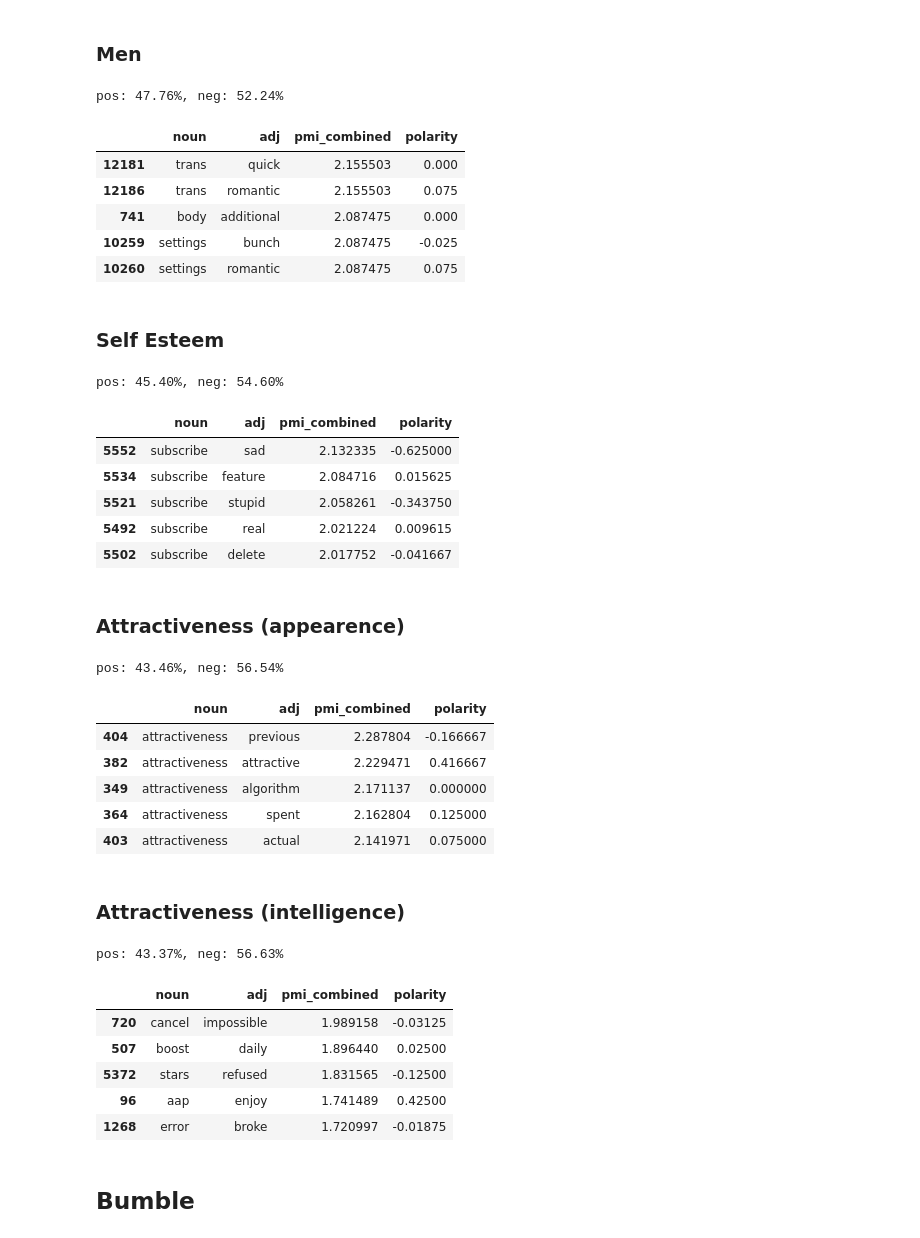
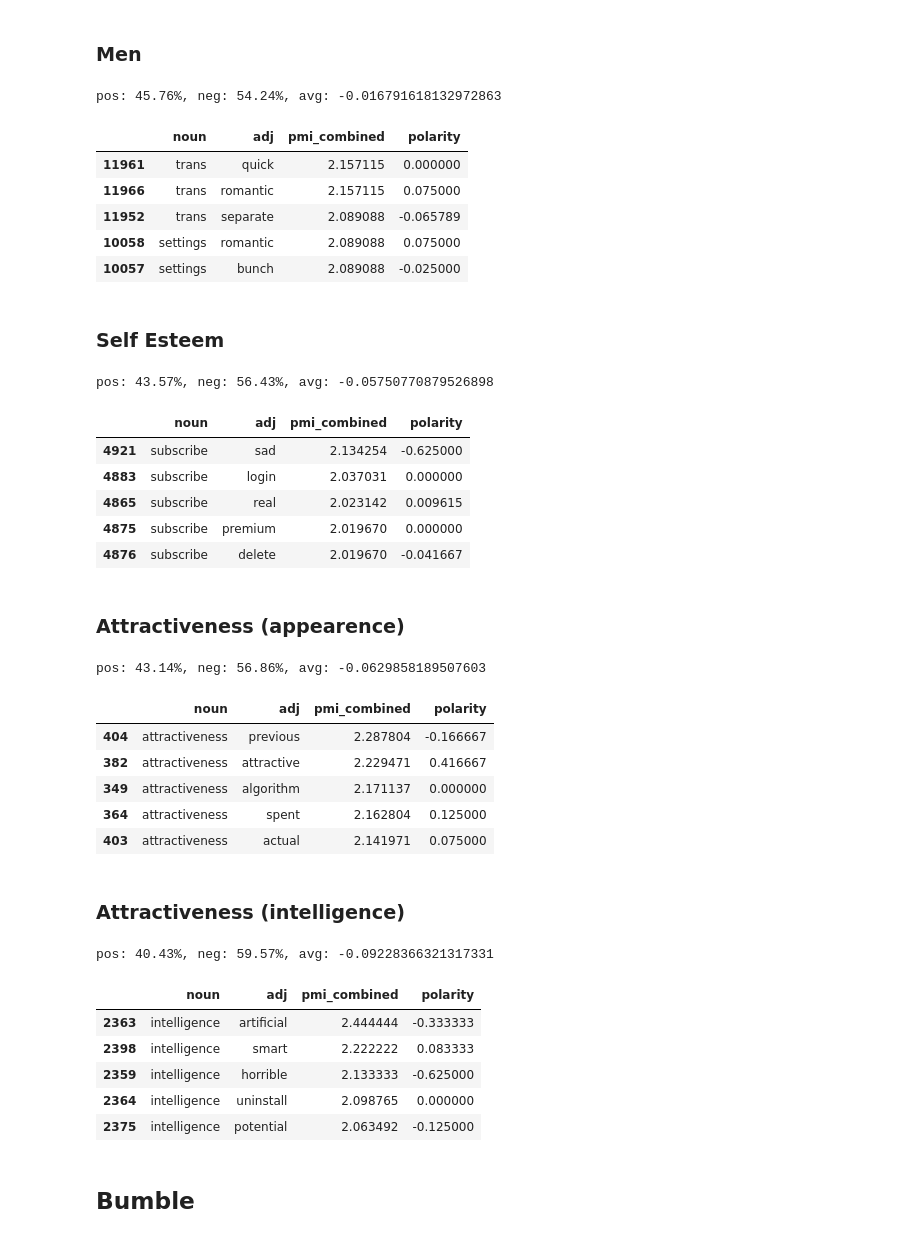
Before and after one commit to aleceress/datingapp_sentiment, a Jupyter notebook: pmi_tfidf.ipynb, the cells around one changed output. Cells and saved outputs as stored; diff of their text form; code cells hidden in the pictures.

Commit message:
Finish gathering tfidf results and evaluating them

```diff
--- a/pmi_tfidf.ipynb
+++ b/pmi_tfidf.ipynb
@@ -152,7 +140,8 @@ women_reviews = tinder_reviews_by_category["women"]
 women_adj_noun_pmi = aspect_extraction.get_adj_noun_pmi(women_reviews)
 women_pmi = tinder_word_category_pmi[tinder_word_category_pmi.category == "women"].merge(rel_adj_noun_pmi, on = ["noun"])
 # %%
-pmi, women_pos, women_neg = get_aspects_polarity(women_pmi)
-print(f"pos: {women_pos:.2f}%, neg: {women_neg:.2f}%")
-pmi.head()
+women_pmi, women_pos, women_neg, women_avg = get_aspects_polarity(women_pmi)
+queries_aspects, aspects_polarity = save_results(app="tinder", aspect="women", pmi= women_pmi, aspects_polarity = aspects_polarity, queries_aspects = queries_aspects, pos= women_pos, neg=women_neg, avg=women_avg)
+print(f"pos: {women_pos:.2f}%, neg: {women_neg:.2f}%, avg: {women_avg}")
+women_pmi.head()
 # %% [output]
@@ -174,14 +160,15 @@ men_reviews = tinder_reviews_by_category["men"]
 men_adj_noun_pmi = aspect_extraction.get_adj_noun_pmi(men_reviews)
 men_pmi = tinder_word_category_pmi[tinder_word_category_pmi.category == "men"].merge(rel_adj_noun_pmi, on = ["noun"])
 # %%
-pmi, men_pos, men_neg = get_aspects_polarity(men_pmi)
-print(f"pos: {men_pos:.2f}%, neg: {men_neg:.2f}%")
-pmi.head()
+men_pmi, men_pos, men_neg, men_avg = get_aspects_polarity(men_pmi)
+queries_aspects, aspects_polarity = save_results(app="tinder", aspect="men", pmi= men_pmi, aspects_polarity = aspects_polarity, queries_aspects = queries_aspects, pos= men_pos, neg=men_neg, avg=men_avg)
+print(f"pos: {men_pos:.2f}%, neg: {men_neg:.2f}%, avg: {men_avg}")
+men_pmi.head()
 # %% [output]
-pos: 47.76%, neg: 52.24%
+pos: 45.76%, neg: 54.24%, avg: -0.016791618132972863
 |  | noun | adj | pmi_combined | polarity |
-| 12181 | trans | quick | 2.155503 | 0.000 |
-| 12186 | trans | romantic | 2.155503 | 0.075 |
-| 741 | body | additional | 2.087475 | 0.000 |
-| 10259 | settings | bunch | 2.087475 | -0.025 |
-| 10260 | settings | romantic | 2.087475 | 0.075 |
+| 11961 | trans | quick | 2.157115 | 0.000000 |
+| 11966 | trans | romantic | 2.157115 | 0.075000 |
+| 11952 | trans | separate | 2.089088 | -0.065789 |
+| 10058 | settings | romantic | 2.089088 | 0.075000 |
+| 10057 | settings | bunch | 2.089088 | -0.025000 |
@@ -196,14 +180,15 @@ self_esteem_reviews = tinder_reviews_by_category["self esteem"]
 self_adj_noun_pmi = aspect_extraction.get_adj_noun_pmi(self_esteem_reviews)
 self_pmi = tinder_word_category_pmi[tinder_word_category_pmi.category == "self esteem"].merge(self_adj_noun_pmi, on = ["noun"])
 # %%
-pmi, self_pos, self_neg = get_aspects_polarity(self_pmi)
-print(f"pos: {self_pos:.2f}%, neg: {self_neg:.2f}%")
-pmi.head()
+self_pmi, self_pos, self_neg, self_avg = get_aspects_polarity(self_pmi)
+queries_aspects, aspects_polarity = save_results(app="tinder", aspect="self", pmi= self_pmi, aspects_polarity = aspects_polarity, queries_aspects = queries_aspects, pos= self_pos, neg=self_neg, avg=self_avg)
+print(f"pos: {self_pos:.2f}%, neg: {self_neg:.2f}%, avg: {self_avg}")
+self_pmi.head()
 # %% [output]
-pos: 45.40%, neg: 54.60%
+pos: 43.57%, neg: 56.43%, avg: -0.05750770879526898
 |  | noun | adj | pmi_combined | polarity |
-| 5552 | subscribe | sad | 2.132335 | -0.625000 |
-| 5534 | subscribe | feature | 2.084716 | 0.015625 |
-| 5521 | subscribe | stupid | 2.058261 | -0.343750 |
-| 5492 | subscribe | real | 2.021224 | 0.009615 |
-| 5502 | subscribe | delete | 2.017752 | -0.041667 |
+| 4921 | subscribe | sad | 2.134254 | -0.625000 |
+| 4883 | subscribe | login | 2.037031 | 0.000000 |
+| 4865 | subscribe | real | 2.023142 | 0.009615 |
+| 4875 | subscribe | premium | 2.019670 | 0.000000 |
+| 4876 | subscribe | delete | 2.019670 | -0.041667 |
@@ -218,11 +200,12 @@ attractiveness_reviews = tinder_reviews_by_category["attractiveness"]
 attr_adj_noun_pmi = aspect_extraction.get_adj_noun_pmi(attractiveness_reviews)
 attr_pmi = tinder_word_category_pmi[tinder_word_category_pmi.category == "attractiveness"].merge(attr_adj_noun_pmi, on = ["noun"])
 # %%
-pmi, attr_pos, attr_neg = get_aspects_polarity(attr_pmi)
-print(f"pos: {attr_pos:.2f}%, neg: {attr_neg:.2f}%")
-pmi.head()
+attr_pmi, attr_pos, attr_neg, attr_avg = get_aspects_polarity(attr_pmi)
+queries_aspects, aspects_polarity = save_results(app="tinder", aspect="attractiveness", pmi= attr_pmi, aspects_polarity = aspects_polarity, queries_aspects = queries_aspects, pos= attr_pos, neg=attr_neg, avg=attr_avg)
+print(f"pos: {attr_pos:.2f}%, neg: {attr_neg:.2f}%, avg: {attr_avg}")
+attr_pmi.head()
 # %% [output]
-pos: 43.46%, neg: 56.54%
+pos: 43.14%, neg: 56.86%, avg: -0.0629858189507603
 |  | noun | adj | pmi_combined | polarity |
 | 404 | attractiveness | previous | 2.287804 | -0.166667 |
 | 382 | attractiveness | attractive | 2.229471 | 0.416667 |
@@ -240,14 +220,15 @@ intelligence_reviews = tinder_reviews_by_category["intelligence"]
 int_adj_noun_pmi = aspect_extraction.get_adj_noun_pmi(intelligence_reviews)
 int_pmi = tinder_word_category_pmi[tinder_word_category_pmi.category == "intelligence"].merge(int_adj_noun_pmi, on = ["noun"])
 # %%
-pmi, int_pos, int_neg = get_aspects_polarity(int_pmi)
-print(f"pos: {int_pos:.2f}%, neg: {int_neg:.2f}%")
-pmi.head()
+int_pmi, int_pos, int_neg, int_avg = get_aspects_polarity(int_pmi)
+queries_aspects, aspects_polarity = save_results(app="tinder", aspect="intelligence", pmi= int_pmi, aspects_polarity = aspects_polarity, queries_aspects = queries_aspects, pos= int_pos, neg=int_neg, avg=int_avg)
+print(f"pos: {int_pos:.2f}%, neg: {int_neg:.2f}%, avg: {int_avg}")
+int_pmi.head()
 # %% [output]
-pos: 43.37%, neg: 56.63%
+pos: 40.43%, neg: 59.57%, avg: -0.09228366321317331
 |  | noun | adj | pmi_combined | polarity |
-| 720 | cancel | impossible | 1.989158 | -0.03125 |
-| 507 | boost | daily | 1.896440 | 0.02500 |
-| 5372 | stars | refused | 1.831565 | -0.12500 |
-| 96 | aap | enjoy | 1.741489 | 0.42500 |
-| 1268 | error | broke | 1.720997 | -0.01875 |
+| 2363 | intelligence | artificial | 2.444444 | -0.333333 |
+| 2398 | intelligence | smart | 2.222222 | 0.083333 |
+| 2359 | intelligence | horrible | 2.133333 | -0.625000 |
+| 2364 | intelligence | uninstall | 2.098765 | 0.000000 |
+| 2375 | intelligence | potential | 2.063492 | -0.125000 |
```
Also changed, not shown: parts of 100 cells of this notebook, 1 other file.
